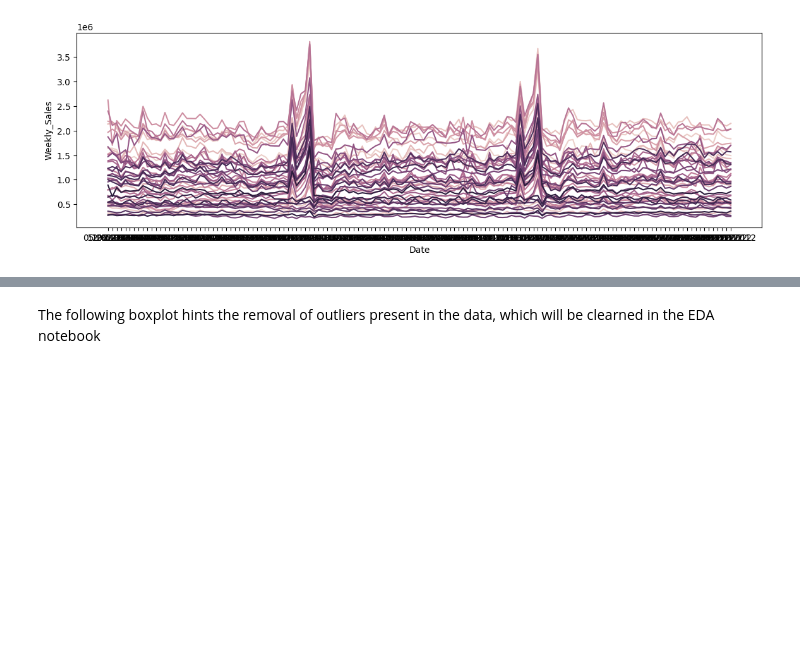
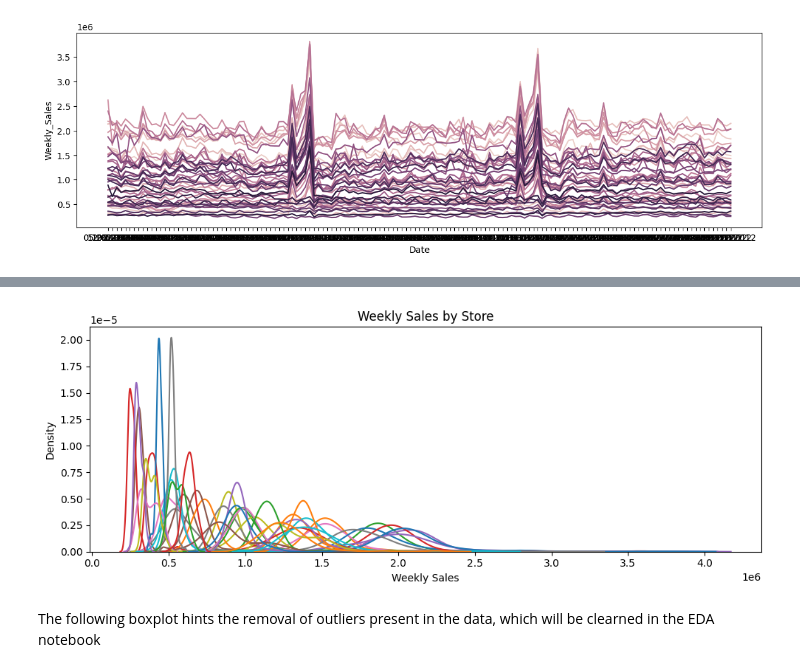
Before and after one commit to Skywalker1080/Walmart-Weekly-Sales, a Jupyter notebook: notebooks/data_explore.ipynb, the cells around one changed output, grey strips where cells are left out. Cells and saved outputs as stored; diff of their text form; code cells hidden in the pictures; blank space fills up the shorter version.

```diff
--- a/notebooks/data_explore.ipynb
+++ b/notebooks/data_explore.ipynb
@@ -130,3 +154,16 @@ sns.lineplot(data=df, x=df['Date'], y=df['Weekly_Sales'], hue=df['Store'], legen
+# %%
+plt.figure(figsize=(10, 4))
+for i in range(len(df['Store'].unique())):
+    sns.kdeplot(
+        data=df[df["Store"] == i],
+        x="Weekly_Sales",
+    )
+plt.title('Weekly Sales by Store')
+plt.xlabel('Weekly Sales')
+plt.ylabel('Density')
+plt.tight_layout()
+# %% [output]
+[figure, added]
 # %% [markdown]
 The following boxplot hints the removal of outliers present in the data, which will be clearned in the EDA notebook
 # %%
```
Also changed, not shown: parts of 4 cells of this notebook.
